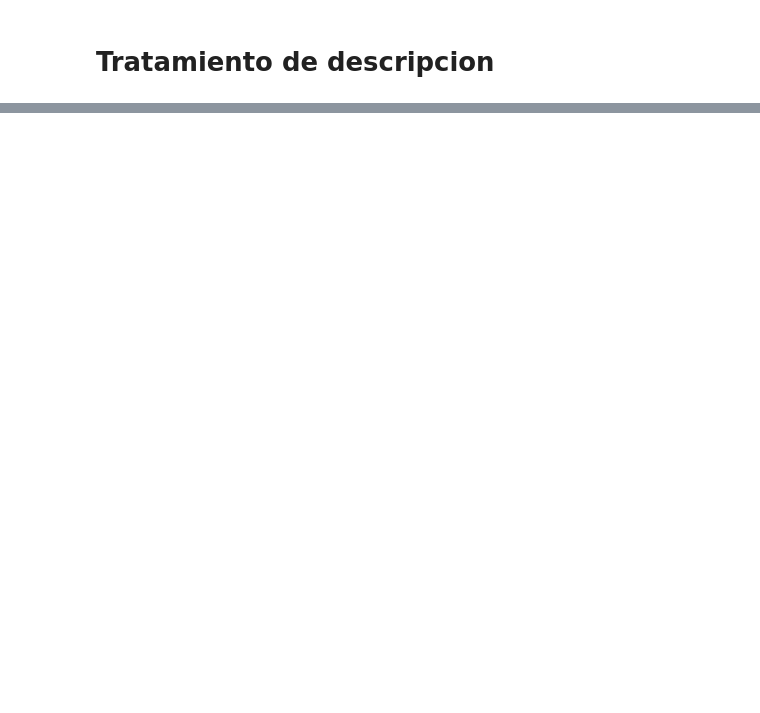
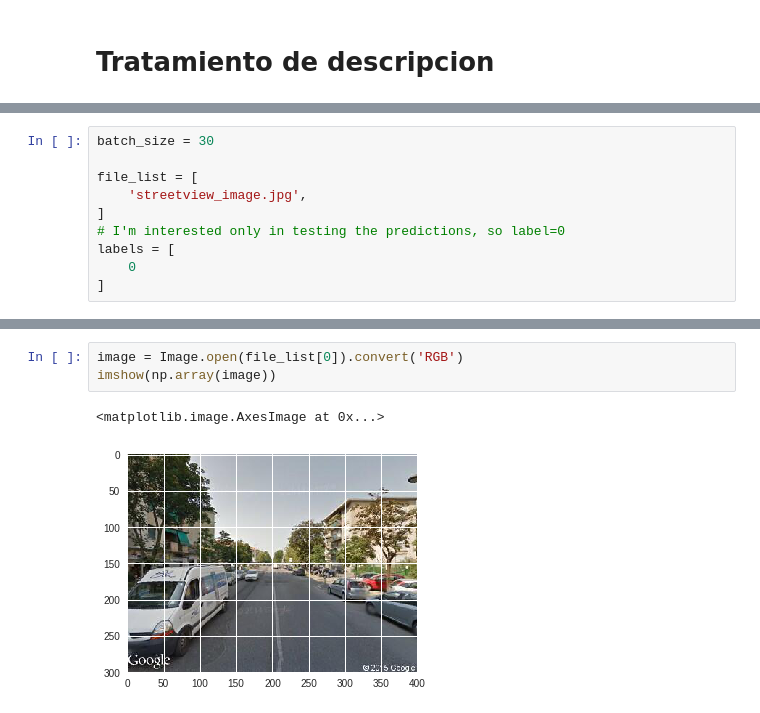
Before and after one commit to obabilonia/funciones_general, a Jupyter notebook: Adquisition.ipynb, the cells around one changed output, grey strips where cells are left out. Saved outputs shown, nothing was run; the diff lists cells and outputs as text; blank space fills up the shorter version.

```diff
--- a/Adquisition.ipynb
+++ b/Adquisition.ipynb
@@ -246,0 +326,10 @@ parser = MyHTMLParser()
+# %%
+batch_size = 30
+
+file_list = [
+    'streetview_image.jpg',
+]
+# I'm interested only in testing the predictions, so label=0
+labels = [
+    0
+]
@@ -246,0 +360,6 @@ parser = MyHTMLParser()
+# %%
+image = Image.open(file_list[0]).convert('RGB')
+imshow(np.array(image))
+# %% [output]
+<matplotlib.image.AxesImage at 0x...>
+[figure, added]
```
Also changed, not shown: parts of 31 cells of this notebook.
